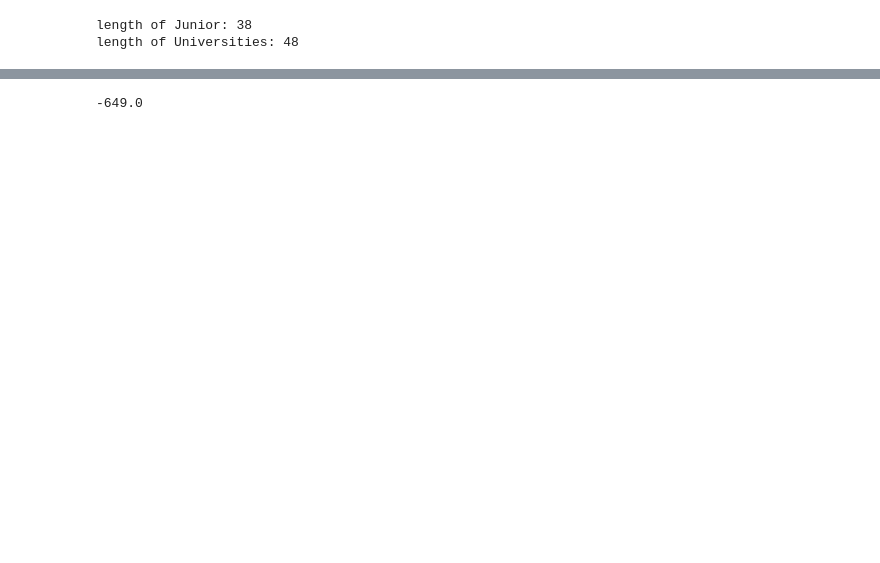
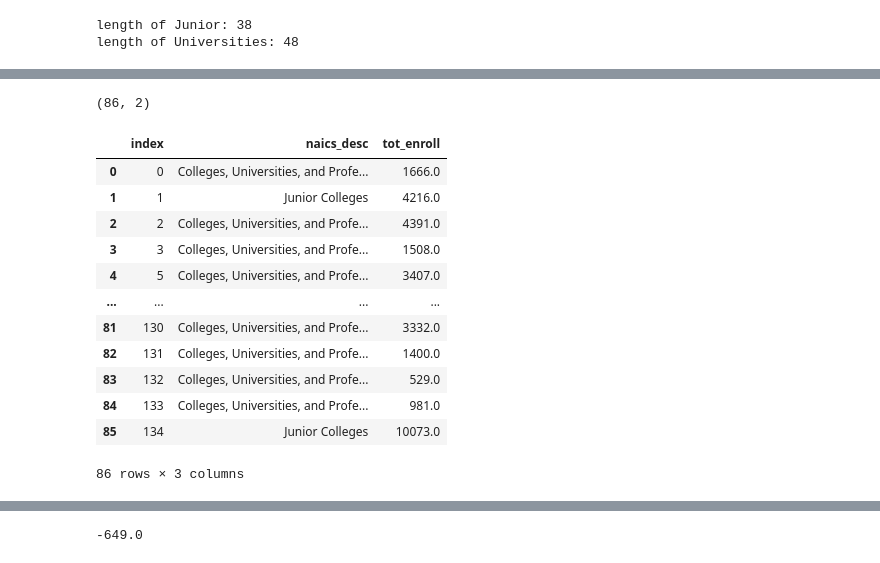
Before and after one commit to Gomez-Andres-8/STAT-207-Coursework, a Jupyter notebook: homework_06/homework_06.ipynb, the cells around one changed output, grey strips where cells are left out. Drawn from its saved outputs; the diff is of its cells as text; code cells hidden in the pictures; blank space fills up the shorter version.

```diff
--- a/homework_06/homework_06.ipynb
+++ b/homework_06/homework_06.ipynb
@@ -245,0 +249,21 @@ df_new.head()
+# %%
+df_new.shape
+# %% [output]
+(86, 2)
+# %%
+df = df.copy().reset_index()
+df
+# %% [output]
+|  | index | naics_desc | tot_enroll |
+| 0 | 0 | Colleges, Universities, and Profe... | 1666.0 |
+| 1 | 1 | Junior Colleges | 4216.0 |
+| 2 | 2 | Colleges, Universities, and Profe... | 4391.0 |
+| 3 | 3 | Colleges, Universities, and Profe... | 1508.0 |
+| 4 | 5 | Colleges, Universities, and Profe... | 3407.0 |
+| ... | ... | ... | ... |
+| 81 | 130 | Colleges, Universities, and Profe... | 3332.0 |
+| 82 | 131 | Colleges, Universities, and Profe... | 1400.0 |
+| 83 | 132 | Colleges, Universities, and Profe... | 529.0 |
+| 84 | 133 | Colleges, Universities, and Profe... | 981.0 |
+| 85 | 134 | Junior Colleges | 10073.0 |
+86 rows × 3 columns
```
Also changed, not shown: parts of 25 cells of this notebook.
